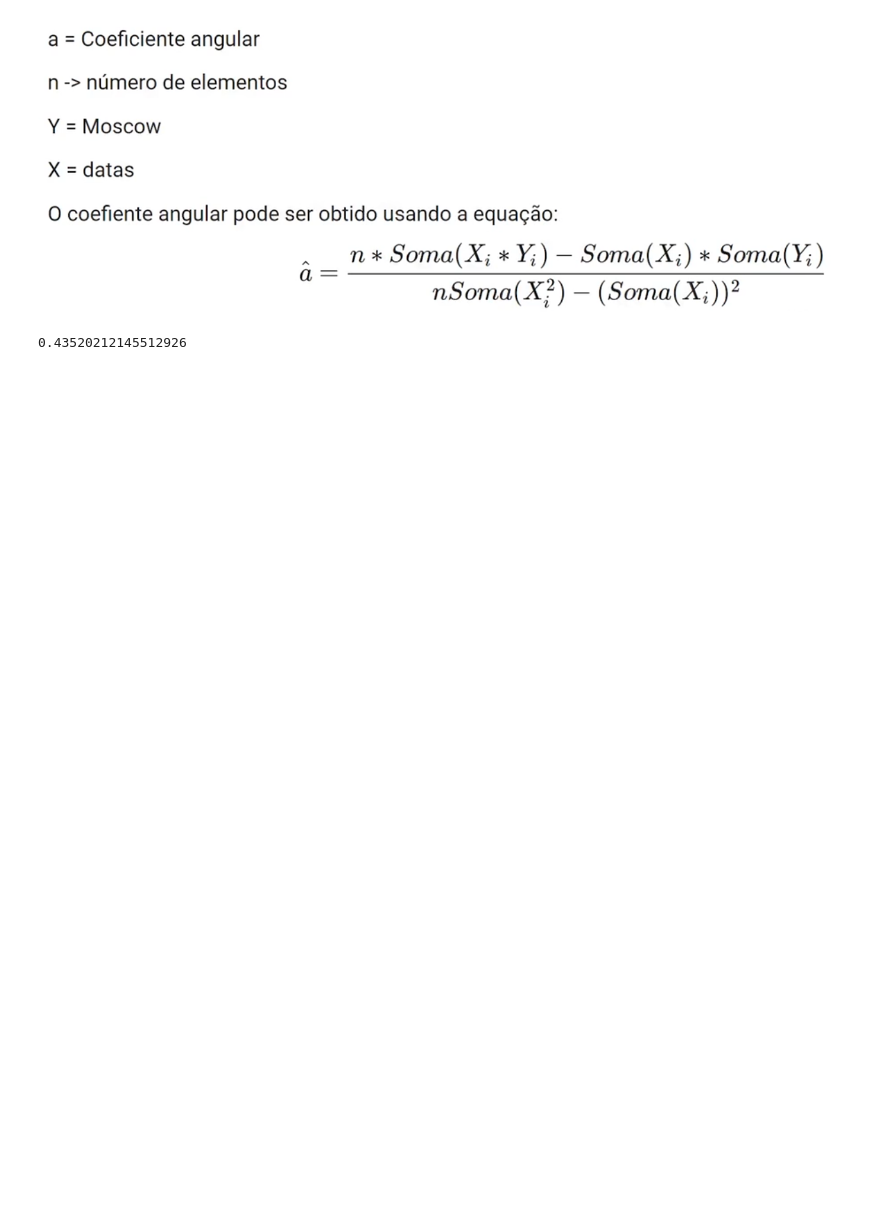
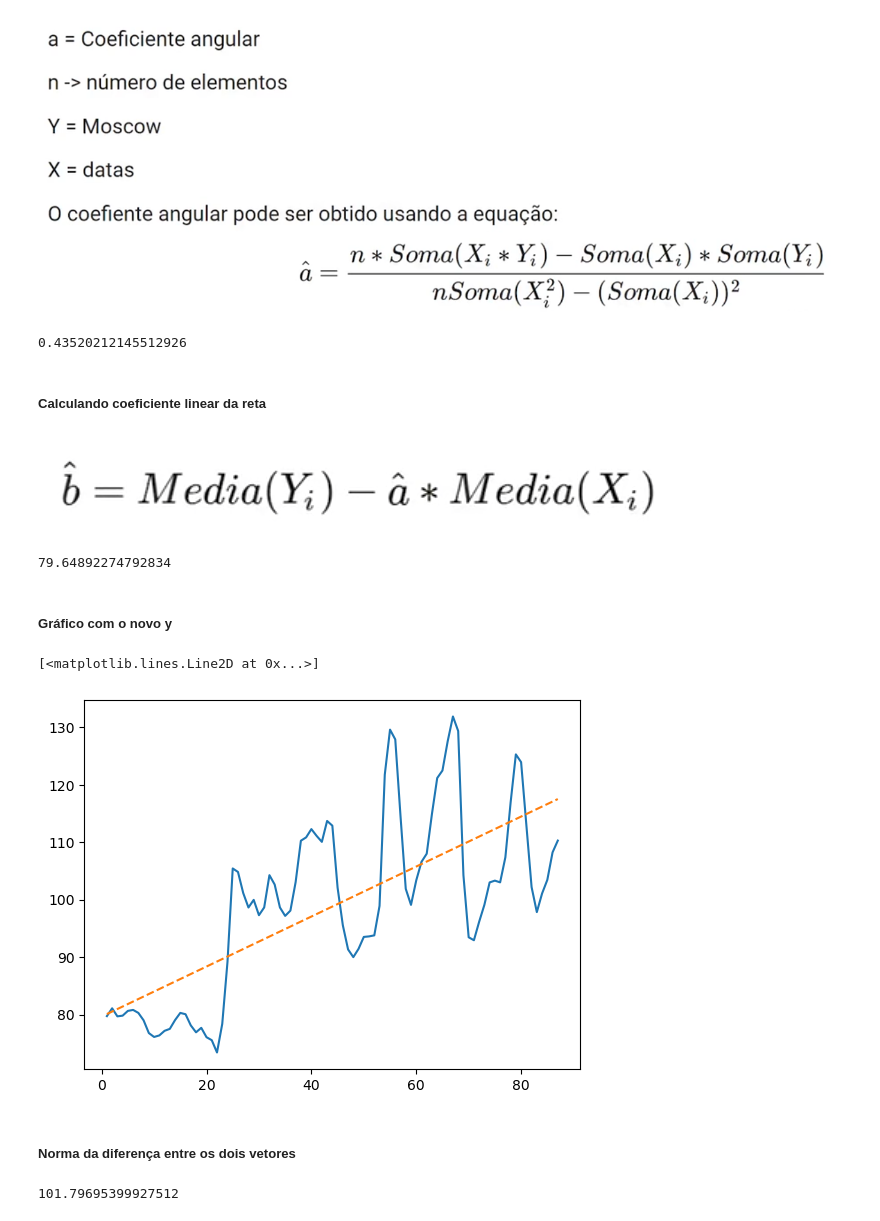
Before and after one commit to LeoRochaCarmo/formacao-python-para-data-science-alura, a Jupyter notebook: NumPy - análise numérica eficiente com Python/03_operacoes_entre_arrays.ipynb, the cells around one changed output. Saved outputs shown, nothing was run; the diff lists cells and outputs as text; code cells hidden in the pictures; blank space fills up the shorter version.

```diff
--- a/NumPy - análise numérica eficiente com Python/03_operacoes_entre_arrays.ipynb
+++ b/NumPy - análise numérica eficiente com Python/03_operacoes_entre_arrays.ipynb
@@ -50,3 +50,28 @@ a = (n*np.sum(x*y) - np.sum(x)*np.sum(y)) / (n*np.sum(x**2) - np.sum(x)**2)
 a
 # %% [output]
 0.43520212145512926
+# %% [markdown]
+##### Calculando coeficiente linear da reta
+# %% [markdown]
+![image.png](attachment:image.png)
+# %%
+b = np.mean(y) - a*np.mean(x)
+b
+# %% [output]
+79.64892274792834
+# %% [markdown]
+##### Gráfico com o novo y
+# %%
+y = a*x + b
+
+plt.plot(dates, moscow)
+plt.plot(dates, y, linestyle='dashed')
+# %% [output]
+[<matplotlib.lines.Line2D at 0x...>]
+[figure, added]
+# %% [markdown]
+##### Norma da diferença entre os dois vetores
+# %%
+np.linalg.norm(moscow - y)
+# %% [output]
+101.79695399927512
```
Also changed, not shown: parts of 4 cells of this notebook, 3 other files.
